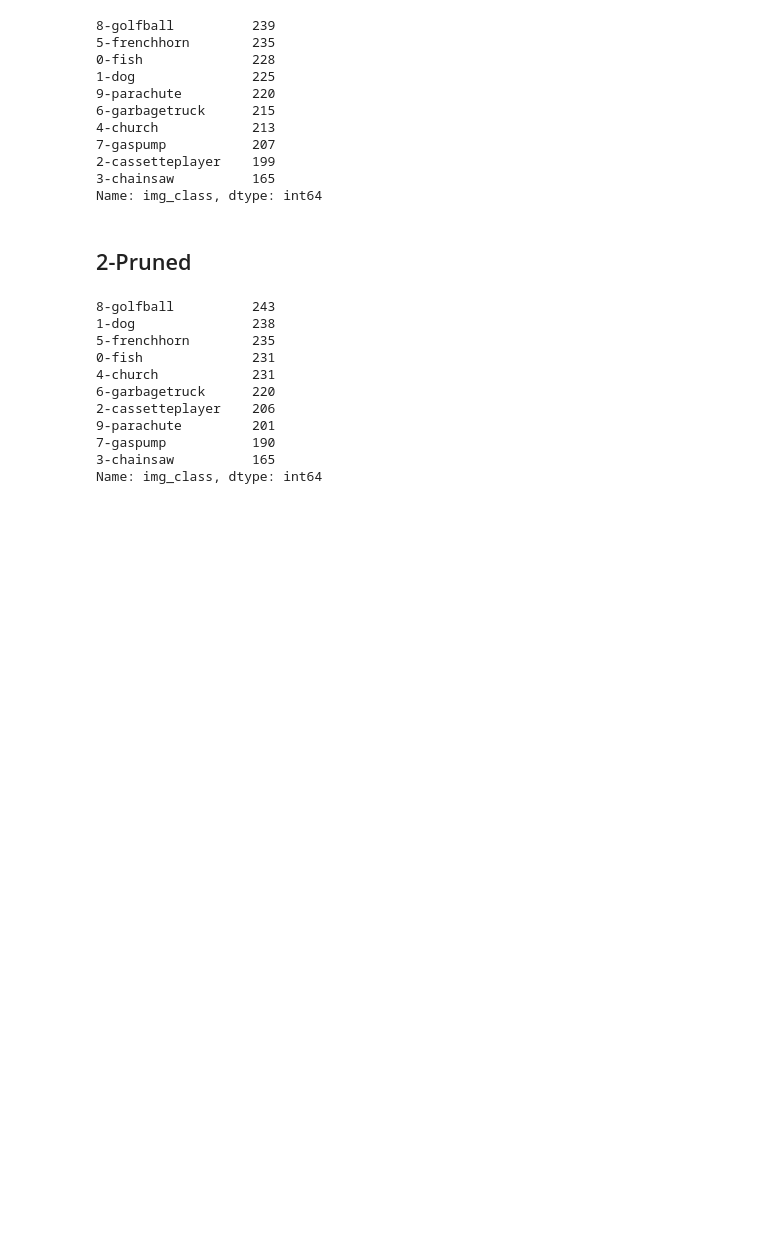
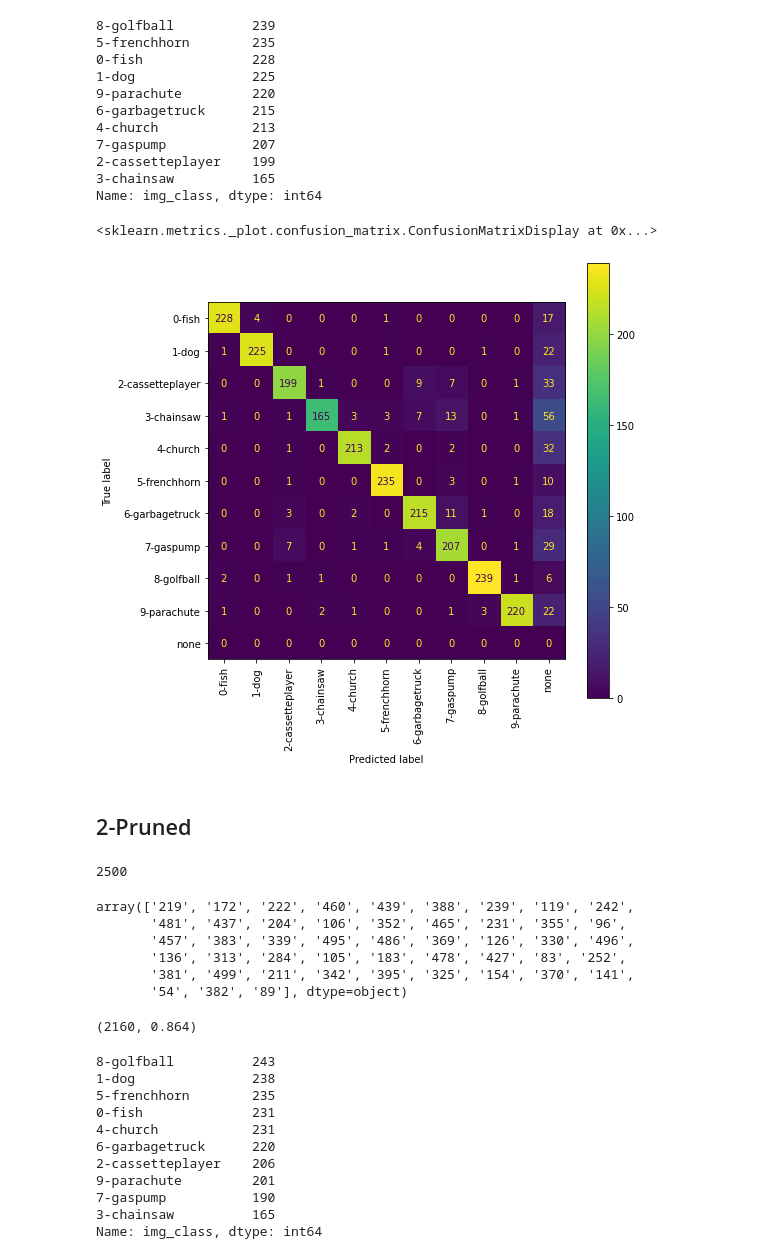
Before and after one commit to weberdavid/masterthesis-showcase, a Jupyter notebook: ExperimentResults.ipynb, the cells around one changed output. Saved outputs shown, nothing was run; the diff lists cells and outputs as text; code cells hidden in the pictures; blank space fills up the shorter version.

```diff
--- a/ExperimentResults.ipynb
+++ b/ExperimentResults.ipynb
@@ -357,3 +708,6 @@ nonpruned    220
 Name: algorithm, dtype: int64
 # %% [markdown]
 ## Non-Pruned
+# %%
+exp2_np = exp2.loc[exp2['algorithm'] == 'nonpruned']
+len(exp2_np)
@@ -372,7 +743,38 @@ exp2['img_class'].loc[(exp2['correct'] == 1) & (exp2['algorithm'] == 'nonpruned'
 2-cassetteplayer    199
 3-chainsaw          165
 Name: img_class, dtype: int64
+# %%
+# Create Confusion Matrix
+cmatrix = confusion_matrix(exp2_np['img_class'], exp2_np['img_answer'], labels=conf_classes)
+
+# Plot Confusion Matrix
+disp = ConfusionMatrixDisplay(confusion_matrix=cmatrix, display_labels=conf_classes)
+fig, ax = plt.subplots(figsize=(8, 8))
+disp.plot(xticks_rotation='vertical', ax=ax)
+# %% [output]
+<sklearn.metrics._plot.confusion_matrix.ConfusionMatrixDisplay at 0x...>
+[figure, added]
 # %% [markdown]
 ## 2-Pruned
+# %%
+exp2_2p = exp2.loc[exp2['algorithm'] == '2pruned']
+len(exp2_2p)
+# %% [output]
+2500
+# %%
+# Img IDs where Turkers agree least often (maximum 5)
+exp2_2p.loc[exp2_2p['img_id'].apply(lambda x: len(exp2_2p.loc[(exp2_2p['img_id']==x) & (exp2_2p['img_class'] == exp2_2p['img_answer'])])) <= 2]['img_id'].unique()
+# %% [output]
+array(['219', '172', '222', '460', '439', '388', '239', '119', '242',
+       '481', '437', '204', '106', '352', '465', '231', '355', '96',
+       '457', '383', '339', '495', '486', '369', '126', '330', '496',
+       '136', '313', '284', '105', '183', '478', '427', '83', '252',
+       '381', '499', '211', '342', '395', '325', '154', '370', '141',
+       '54', '382', '89'], dtype=object)
+# %%
+# Total correct
+len(exp2_2p.loc[(exp2_2p['correct'] == 1)]), len(exp2_2p.loc[(exp2_2p['correct'] == 1)]) / len(exp2_2p)
+# %% [output]
+(2160, 0.864)
 # %%
 # Correct answers for 2pruned, splitted by every class, maximum 250 per class
```
Also changed, not shown: parts of 65 cells of this notebook.
